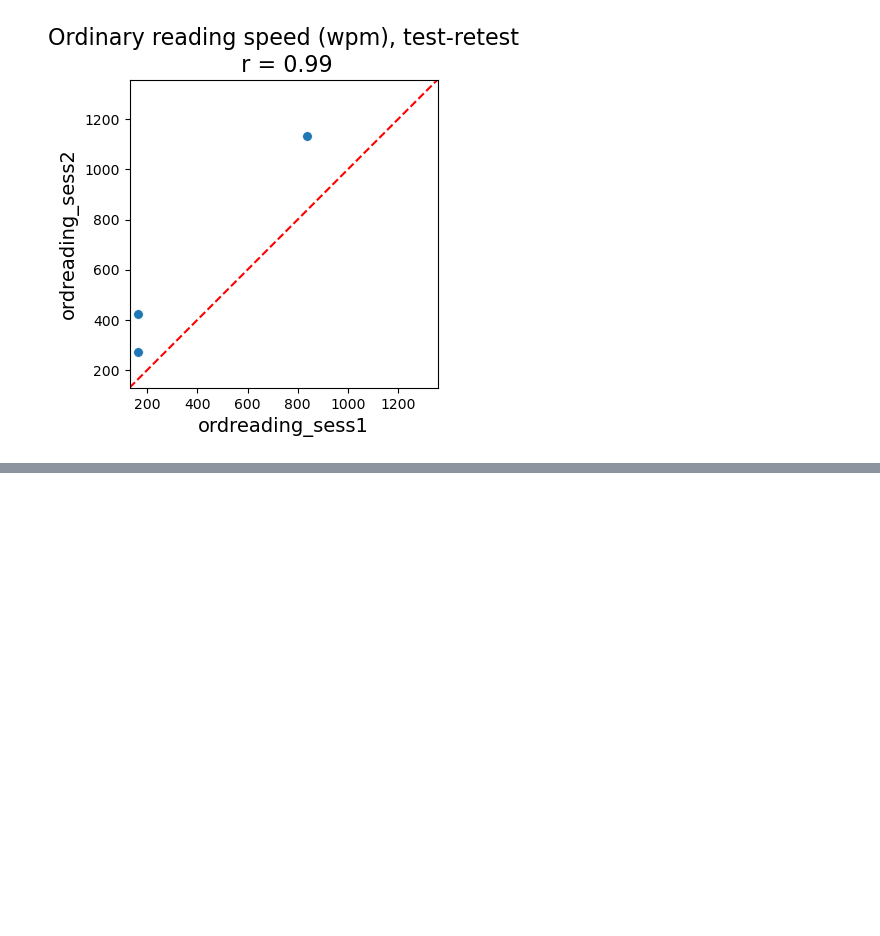
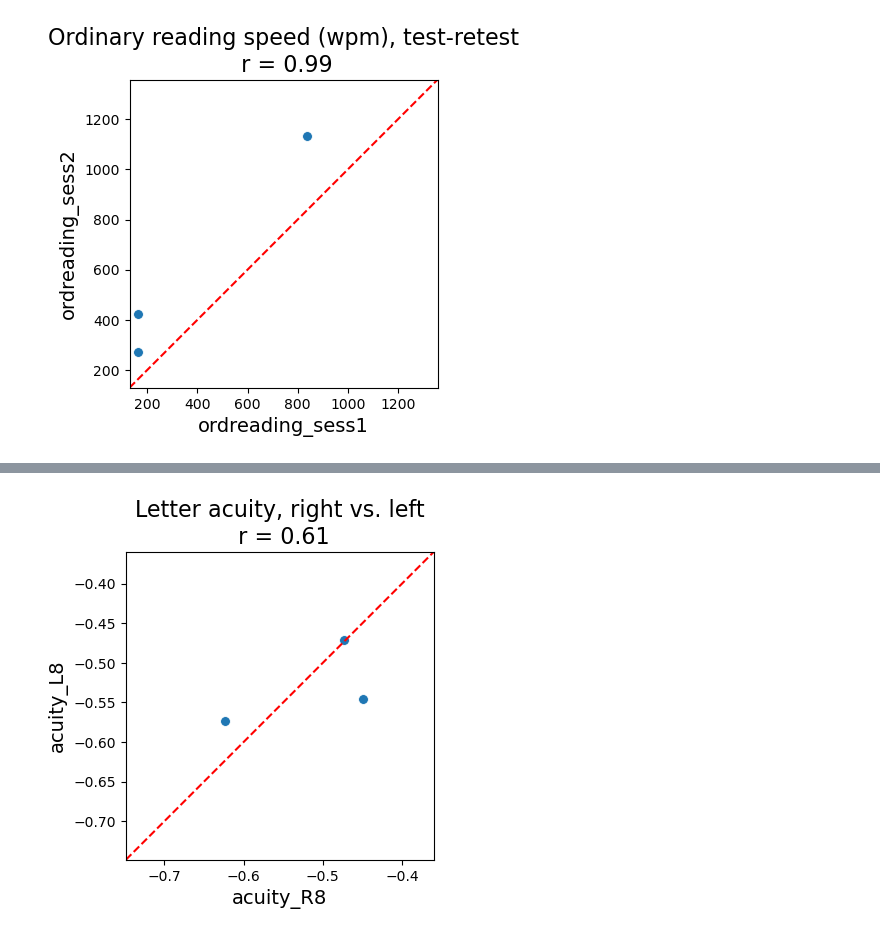
Before and after one commit to fh986/crowding-individual-difference, a Jupyter notebook: corr_analysis.ipynb, the cells around one changed output, grey strips where cells are left out. Cells and saved outputs as stored; diff of their text form; code cells hidden in the pictures; blank space fills up the shorter version.

```diff
--- a/corr_analysis.ipynb
+++ b/corr_analysis.ipynb
@@ -406,0 +458,5 @@ plot_scatter_with_correlation(df_both_sessions, "ordreading_sess1", "ordreading_
+# %%
+plot_scatter_with_correlation(df_subj_avg, "acuity_R8", "acuity_L8",
+                              'Letter acuity, right vs. left', plotXequalsY_bool=True)
+# %% [output]
+[figure, added]
```
Also changed, not shown: parts of 13 cells of this notebook.
